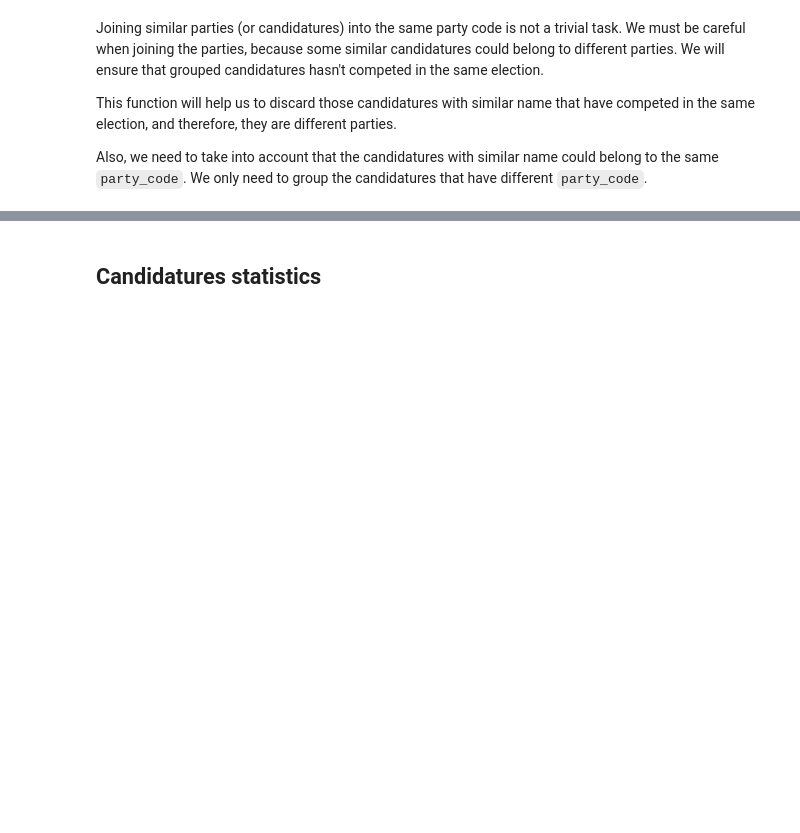
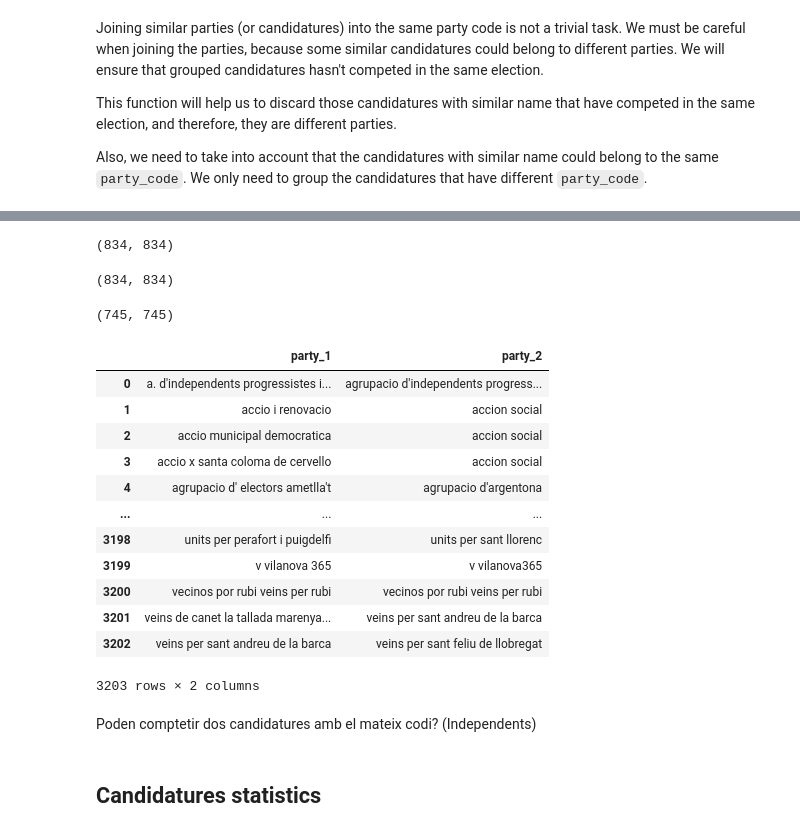
Before and after one commit to guillempla/catalan-elections-forecasting, a Jupyter notebook: src/study_data/study-clean-data.ipynb, the cells around one changed output, grey strips where cells are left out. Drawn from its saved outputs; the diff is of its cells as text; code cells hidden in the pictures; blank space fills up the shorter version.

Commit message:
Finish join parties function

```diff
--- a/src/study_data/study-clean-data.ipynb
+++ b/src/study_data/study-clean-data.ipynb
@@ -430,3 +465,55 @@ array(['per un mon mes just', 'esquerra republicana de catalunya',
+# %%
+def join_parties(df, distance_function, threshold, column="clean_party_name"):
+    """
+    Joins parties in the df dataframe based on the distance_function and threshold.
+
+    Parameters:
+    - df: DataFrame, dataframe with party1 and party2 columns.
+    - distance_function: function, a distance function from the textdistance library.
+    - threshold: float, the threshold for the distance function.
+    - column: str, the name of the column in the DataFrame containing the party strings.
+
+    Returns:
+    - DataFrame, the original dataframe with an added 'most_voted_party_code' column.
+    """
+    # Filter the list of party names to only include those that have competed in municipal elections
+    # This is done to have the same list of parties as in the competed_together_matrix
+    df_filtered = df[df["id_nivell_territorial"] == "MU"]
+    party_names = sorted(df_filtered[column].unique().tolist())
+    distance_matrix = calculate_distance_matrix(party_names, distance_function)
+    boolean_distance_matrix = distance_matrix < threshold
+    print(boolean_distance_matrix.shape)
+    competed_together_matrix = parties_competed_together_matrix(df, column=column)
+    print(competed_together_matrix.shape)
+    not_competed_together_matrix = ~competed_together_matrix
+    most_voted_matrix = calculate_most_voted_party_code_matrix(df)
+    print(most_voted_matrix.shape)
+    similar_parties_matrix = boolean_distance_matrix & not_competed_together_matrix
+    similar_parties = extract_true_pairs(similar_parties_matrix)
+    # similar_parties = add_most_voted_party_code_column_optimized(df, similar_parties)
+    return similar_parties
+
+similar_parties = join_parties(df, textdistance.jaro_winkler.distance, 0.2, column="clean_party_name")
+similar_parties
+# %% [output]
+(834, 834)
+(834, 834)
+(745, 745)
+|  | party_1 | party_2 |
+| 0 | a. d'independents progressistes i... | agrupacio d'independents progress... |
+| 1 | accio i renovacio | accion social |
+| 2 | accio municipal democratica | accion social |
+| 3 | accio x santa coloma de cervello | accion social |
+| 4 | agrupacio d' electors ametlla't | agrupacio d'argentona |
+| ... | ... | ... |
+| 3198 | units per perafort i puigdelfi | units per sant llorenc |
+| 3199 | v vilanova 365 | v vilanova365 |
+| 3200 | vecinos por rubi veins per rubi | vecinos por rubi veins per rubi |
+| 3201 | veins de canet la tallada marenya... | veins per sant andreu de la barca |
+| 3202 | veins per sant andreu de la barca | veins per sant feliu de llobregat |
+3203 rows × 2 columns
+# %% [markdown]
+Poden comptetir dos candidatures amb el mateix codi? (Independents)
 # %% [markdown]
 ## Candidatures statistics
 # %% [markdown]
```
Also changed, not shown: parts of 24 cells of this notebook.
